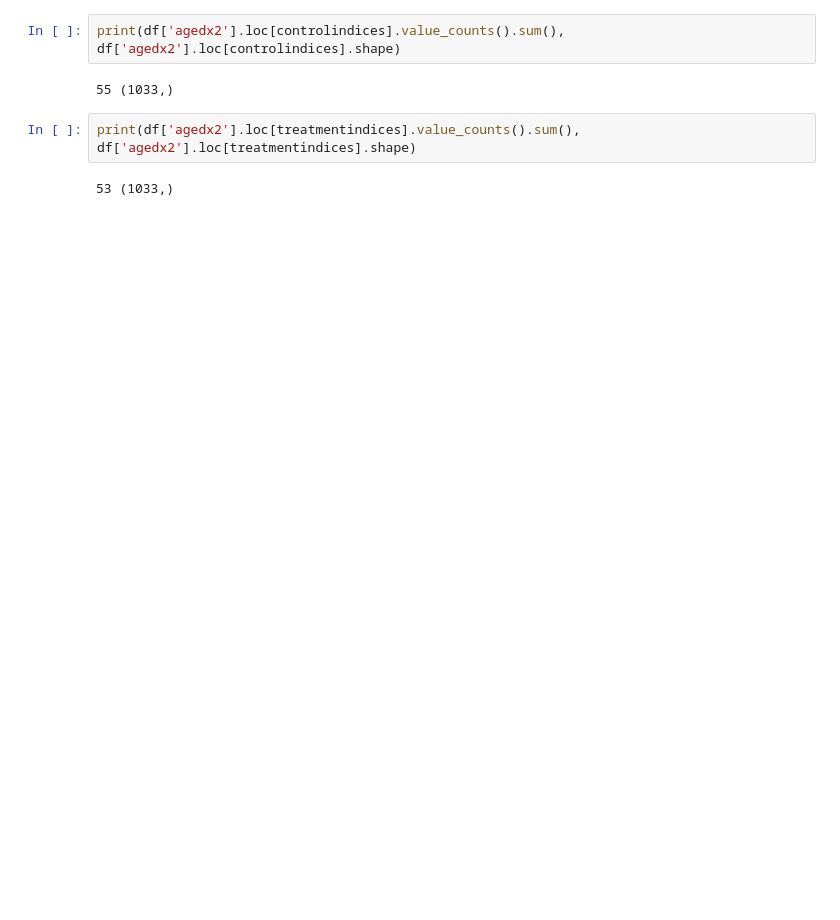
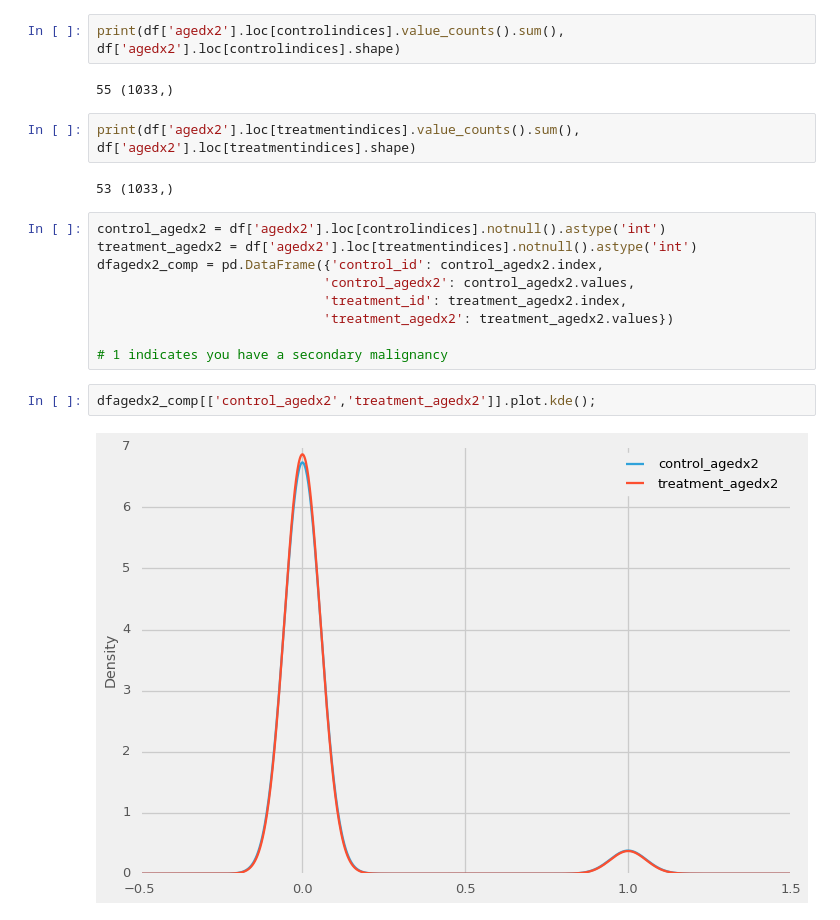
Before and after one commit to doolingdavid/IBA, a Jupyter notebook: IBASEPT2016.ipynb, the cells around one changed output. Saved outputs shown, nothing was run; the diff lists cells and outputs as text; blank space fills up the shorter version.

```diff
--- a/IBASEPT2016.ipynb
+++ b/IBASEPT2016.ipynb
@@ -1075,3 +1077,16 @@ print(df['agedx2'].loc[controlindices].value_counts().sum(), df['agedx2'].loc[co
 print(df['agedx2'].loc[treatmentindices].value_counts().sum(), df['agedx2'].loc[treatmentindices].shape)
 # %% [output]
 53 (1033,)
+# %%
+control_agedx2 = df['agedx2'].loc[controlindices].notnull().astype('int')
+treatment_agedx2 = df['agedx2'].loc[treatmentindices].notnull().astype('int')
+dfagedx2_comp = pd.DataFrame({'control_id': control_agedx2.index,
+                             'control_agedx2': control_agedx2.values,
+                             'treatment_id': treatment_agedx2.index,
+                             'treatment_agedx2': treatment_agedx2.values})
+
+# 1 indicates you have a secondary malignancy
+# %%
+dfagedx2_comp[['control_agedx2','treatment_agedx2']].plot.kde();
+# %% [output]
+[figure, added]
```
Also changed, not shown: parts of 5 cells of this notebook.
